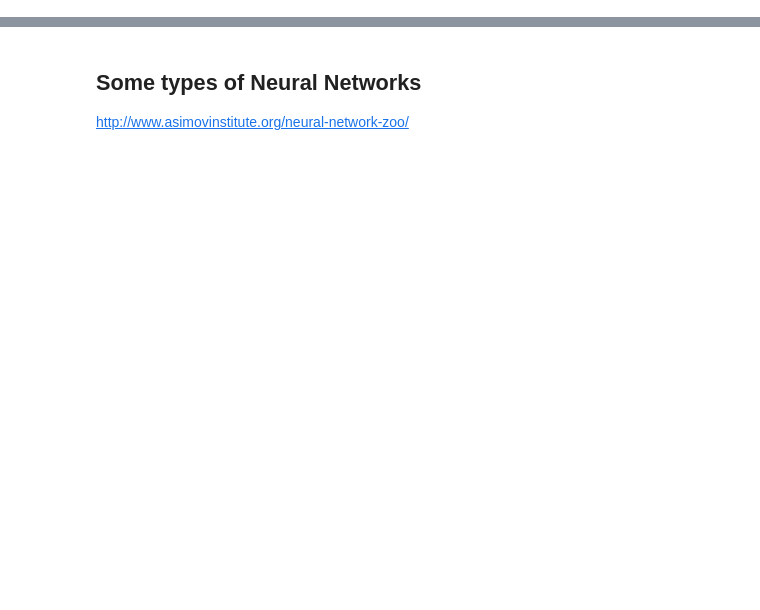
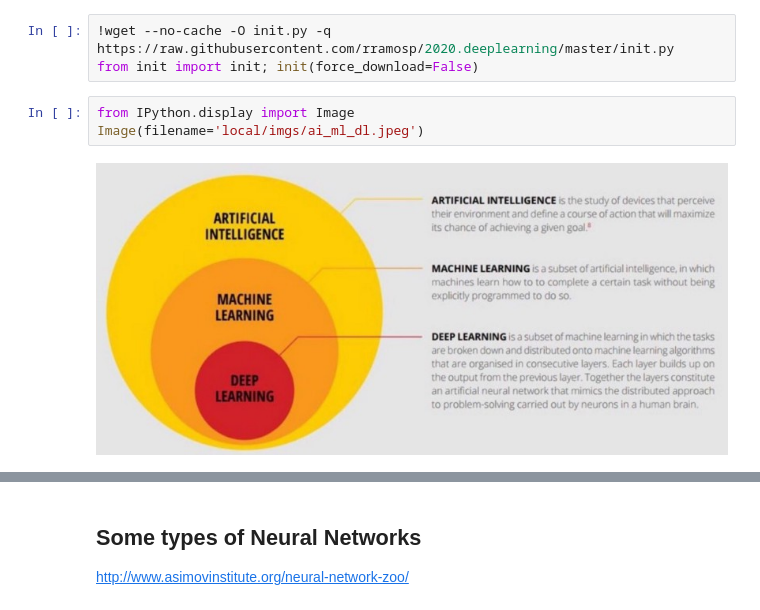
Before and after one commit to rramosp/2020.deeplearning, a Jupyter notebook: U0.1 - DL Overview.ipynb, the cells around one changed output, grey strips where cells are left out. Drawn from its saved outputs; the diff is of its cells as text; blank space fills up the shorter version.

```diff
--- a/U0.1 - DL Overview.ipynb
+++ b/U0.1 - DL Overview.ipynb
@@ -4,0 +1,8 @@
+# %%
+!wget --no-cache -O init.py -q https://raw.githubusercontent.com/rramosp/2020.deeplearning/master/init.py
+from init import init; init(force_download=False)
+# %%
+from IPython.display import Image
+Image(filename='local/imgs/ai_ml_dl.jpeg')
+# %% [output]
+[figure, added]
```
Also changed, not shown: parts of 9 cells of this notebook, 4 other files.
